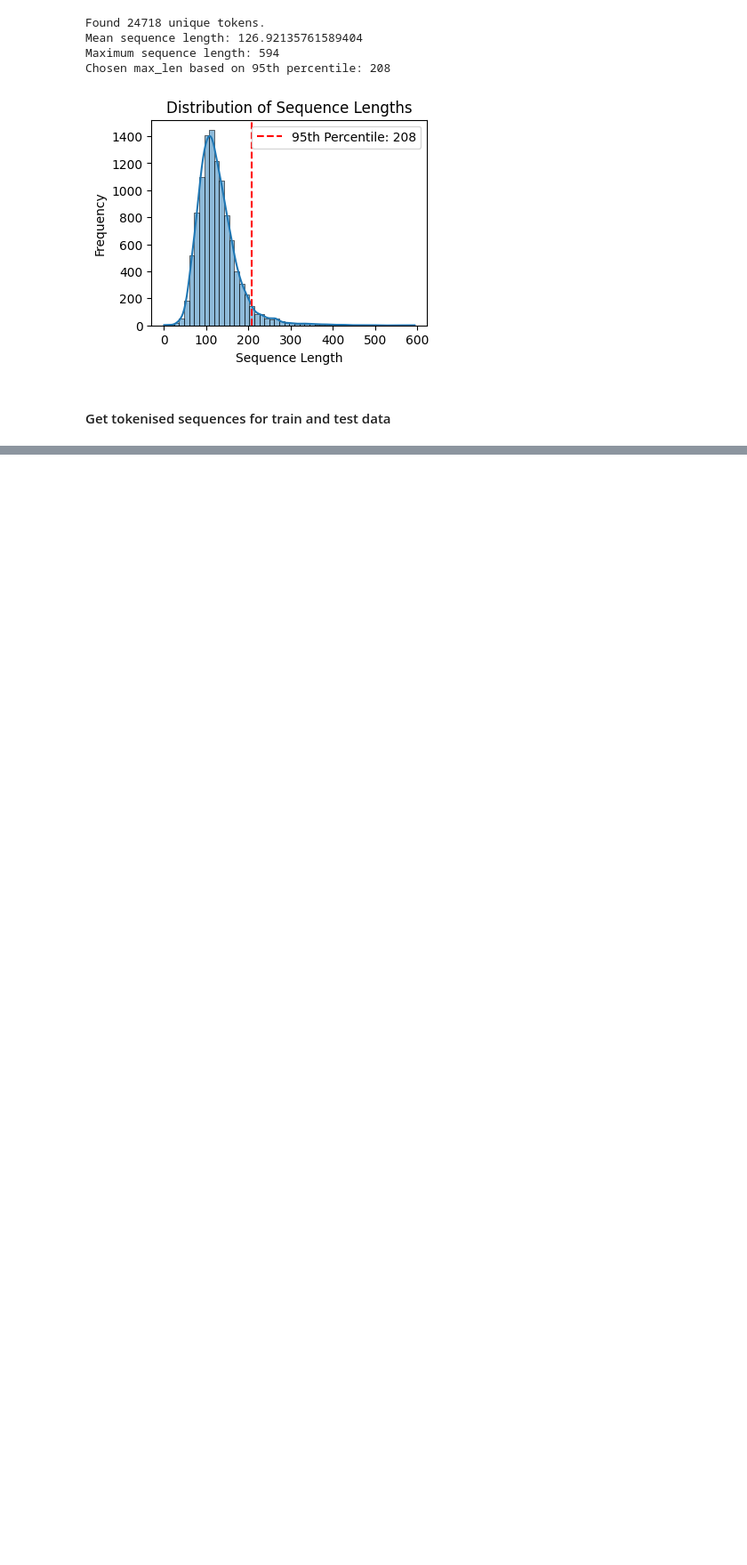
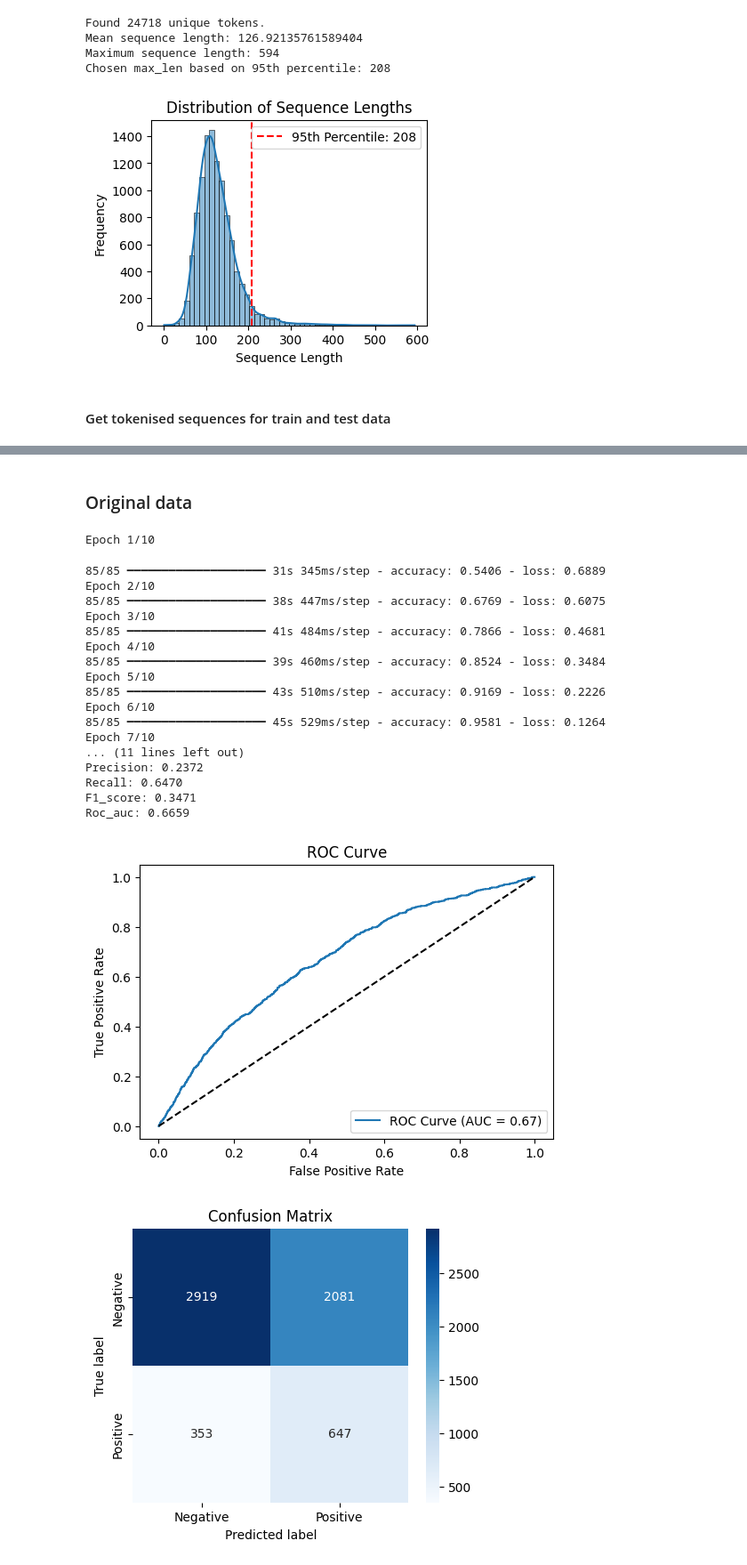
Before and after one commit to vennietweek/aita-analysis-tool, a Jupyter notebook: models/Neural_Networks.ipynb, the cells around one changed output, grey strips where cells are left out. Shown at 89% size. Saved outputs shown, nothing was run; the diff lists cells and outputs as text; code cells hidden in the pictures; blank space fills up the shorter version.

```diff
--- a/models/Neural_Networks.ipynb
+++ b/models/Neural_Networks.ipynb
@@ -475,3 +82,0 @@ Roc_auc: 0.6775
-# %%
-# Test RNN with Attention
-train_and_test('RNN_Attention', train_sequences, train_labels, test_sequences, test_labels)
@@ -499,3 +82,0 @@ Roc_auc: 0.7918
-# %%
-# Test CNN
-train_and_test('CNN', train_sequences, train_labels, test_sequences, test_labels)
@@ -523,3 +82,0 @@ Roc_auc: 0.7777
-# %%
-# Test CNN with Attention
-train_and_test('CNN_Attention', train_sequences, train_labels, test_sequences, test_labels)
@@ -547,3 +82,0 @@ Roc_auc: 0.9418
-# %%
-# Test CNN with Attention
-train_and_test('CNN_Attention', train_sequences, train_labels, test_sequences, test_labels, input_shape=(130,), vocab_size=vocab_size_gpt2, embedding_dim=128)
@@ -595,0 +85,26 @@ Roc_auc: 0.7687
+# %% [markdown]
+### Original data
+# %%
+# Test RNN
+train_and_test('RNN', train_sequences, train_labels, test_sequences, test_labels, input_shape=(650,), vocab_size=vocab_size, embedding_dim=128)
+# %% [output]
+Epoch 1/10
+85/85 ━━━━━━━━━━━━━━━━━━━━ 31s 345ms/step - accuracy: 0.5406 - loss: 0.6889
+Epoch 2/10
+85/85 ━━━━━━━━━━━━━━━━━━━━ 38s 447ms/step - accuracy: 0.6769 - loss: 0.6075
+Epoch 3/10
+85/85 ━━━━━━━━━━━━━━━━━━━━ 41s 484ms/step - accuracy: 0.7866 - loss: 0.4681
+Epoch 4/10
+85/85 ━━━━━━━━━━━━━━━━━━━━ 39s 460ms/step - accuracy: 0.8524 - loss: 0.3484
+Epoch 5/10
+85/85 ━━━━━━━━━━━━━━━━━━━━ 43s 510ms/step - accuracy: 0.9169 - loss: 0.2226
+Epoch 6/10
+85/85 ━━━━━━━━━━━━━━━━━━━━ 45s 529ms/step - accuracy: 0.9581 - loss: 0.1264
+Epoch 7/10
+... (11 lines left out)
+Precision: 0.2372
+Recall: 0.6470
+F1_score: 0.3471
+Roc_auc: 0.6659
+[figure, added]
+[figure, added]
```
Also changed, not shown: parts of 48 cells of this notebook, 15 other files.
